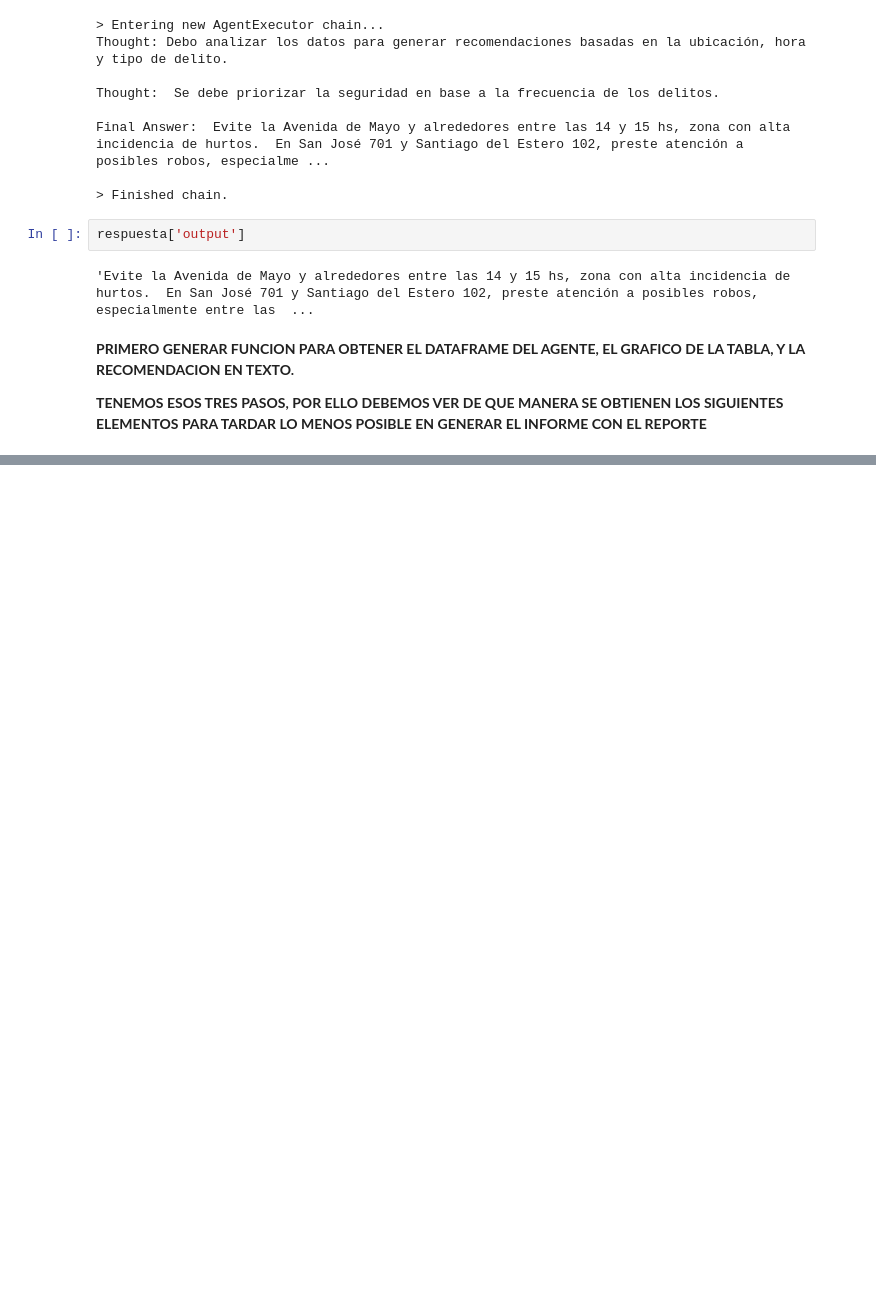
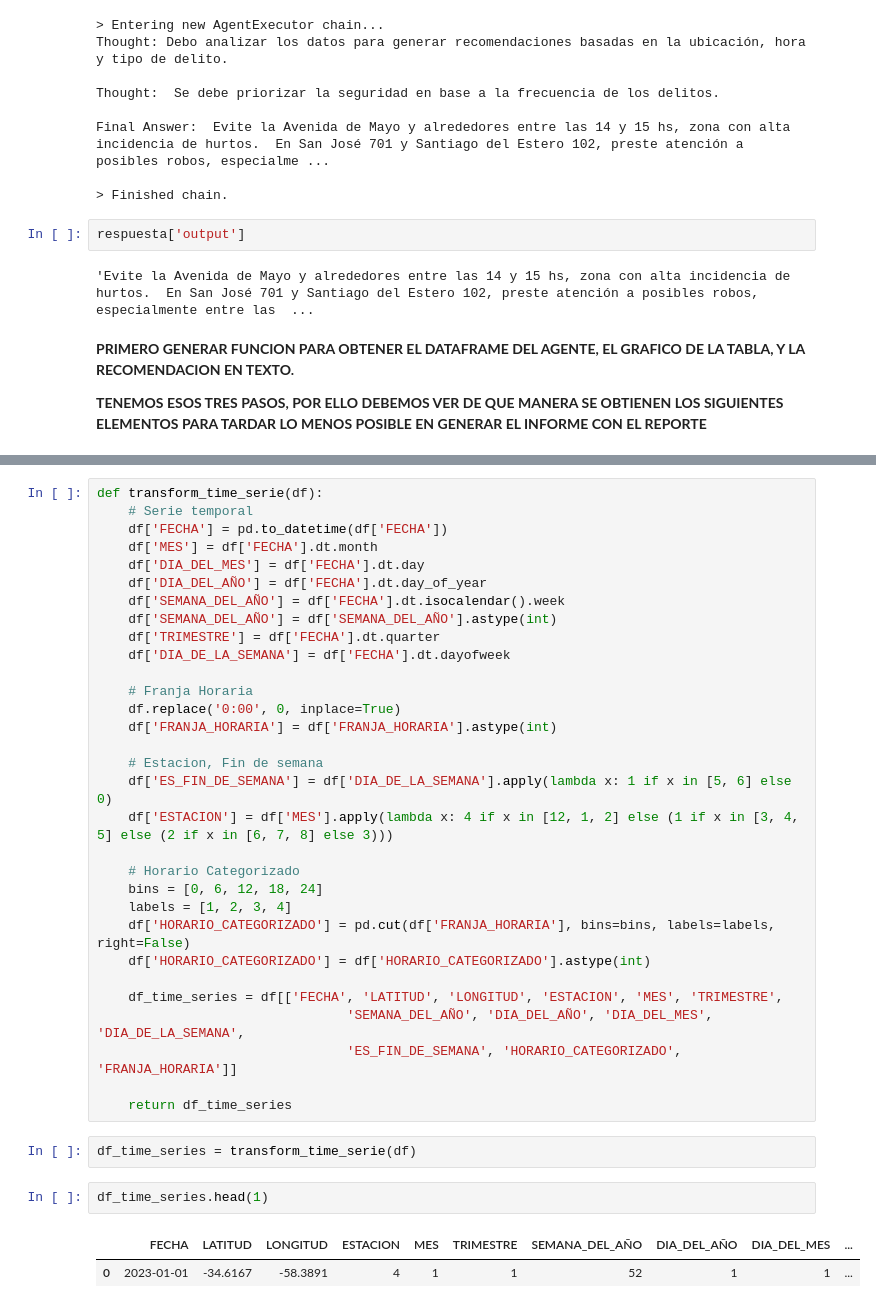
Before and after one commit to NicolasCH24/CrimeApp, a Jupyter notebook: Notebooks/AppCrime/Mapa/streamlit_map.ipynb, the cells around one changed output, grey strips where cells are left out. Drawn from its saved outputs; the diff is of its cells as text; blank space fills up the shorter version.

```diff
--- a/Notebooks/AppCrime/Mapa/streamlit_map.ipynb
+++ b/Notebooks/AppCrime/Mapa/streamlit_map.ipynb
@@ -813,0 +704,38 @@ respuesta['output']
+# %%
+def transform_time_serie(df):
+    # Serie temporal
+    df['FECHA'] = pd.to_datetime(df['FECHA'])
+    df['MES'] = df['FECHA'].dt.month
+    df['DIA_DEL_MES'] = df['FECHA'].dt.day
+    df['DIA_DEL_AÑO'] = df['FECHA'].dt.day_of_year
+    df['SEMANA_DEL_AÑO'] = df['FECHA'].dt.isocalendar().week
+    df['SEMANA_DEL_AÑO'] = df['SEMANA_DEL_AÑO'].astype(int)
+    df['TRIMESTRE'] = df['FECHA'].dt.quarter
+    df['DIA_DE_LA_SEMANA'] = df['FECHA'].dt.dayofweek
+
+    # Franja Horaria
+    df.replace('0:00', 0, inplace=True)
+    df['FRANJA_HORARIA'] = df['FRANJA_HORARIA'].astype(int)
+
+    # Estacion, Fin de semana
+    df['ES_FIN_DE_SEMANA'] = df['DIA_DE_LA_SEMANA'].apply(lambda x: 1 if x in [5, 6] else 0)
+    df['ESTACION'] = df['MES'].apply(lambda x: 4 if x in [12, 1, 2] else (1 if x in [3, 4, 5] else (2 if x in [6, 7, 8] else 3)))
+
+    # Horario Categorizado
+    bins = [0, 6, 12, 18, 24]
+    labels = [1, 2, 3, 4]
+    df['HORARIO_CATEGORIZADO'] = pd.cut(df['FRANJA_HORARIA'], bins=bins, labels=labels, right=False)
+    df['HORARIO_CATEGORIZADO'] = df['HORARIO_CATEGORIZADO'].astype(int)
+
+    df_time_series = df[['FECHA', 'LATITUD', 'LONGITUD', 'ESTACION', 'MES', 'TRIMESTRE',
+                                'SEMANA_DEL_AÑO', 'DIA_DEL_AÑO', 'DIA_DEL_MES', 'DIA_DE_LA_SEMANA',
+                                'ES_FIN_DE_SEMANA', 'HORARIO_CATEGORIZADO', 'FRANJA_HORARIA']]
+
+    return df_time_series
+# %%
+df_time_series = transform_time_serie(df)
+# %%
+df_time_series.head(1)
+# %% [output]
+|  | FECHA | LATITUD | LONGITUD | ESTACION | MES | TRIMESTRE | SEMANA_DEL_AÑO | DIA_DEL_AÑO | DIA_DEL_MES | ... |
+| 0 | 2023-01-01 | -34.6167 | -58.3891 | 4 | 1 | 1 | 52 | 1 | 1 | ... |
```
Also changed, not shown: parts of 22 cells of this notebook.
